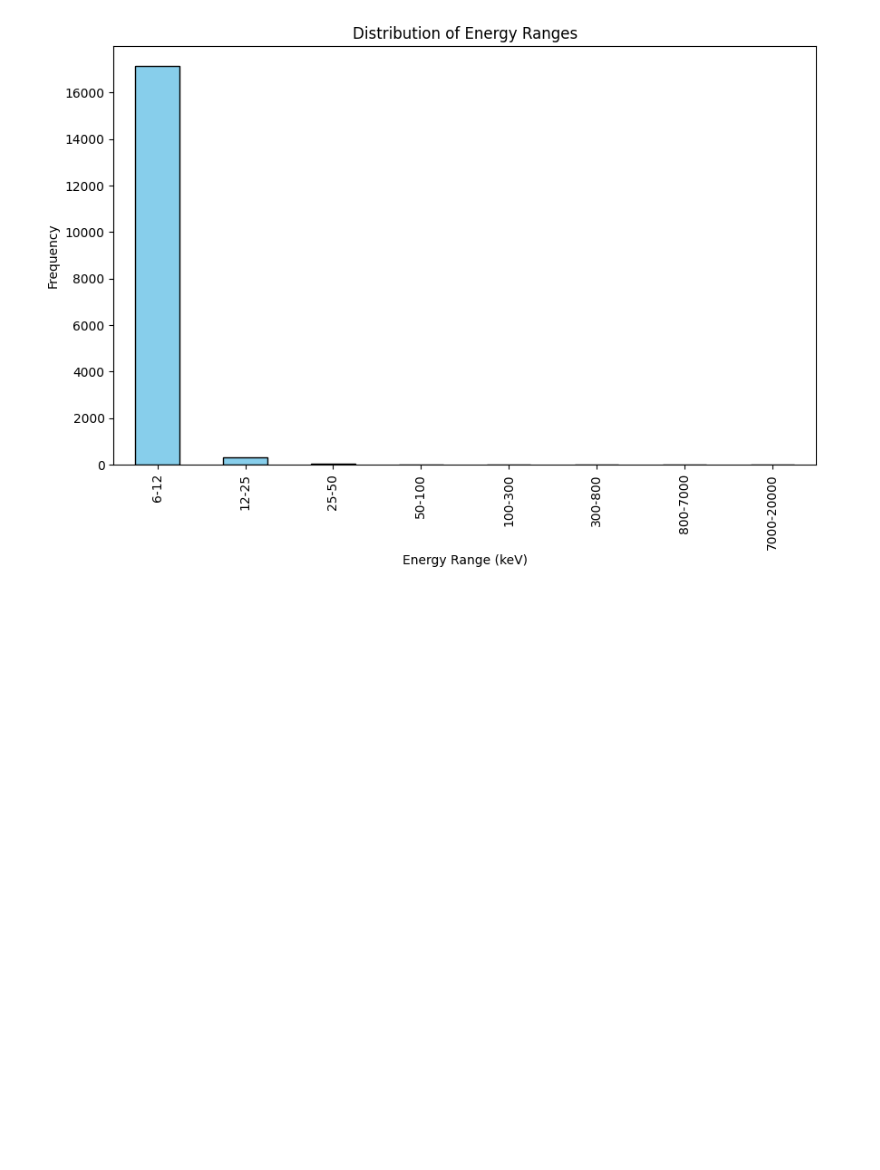
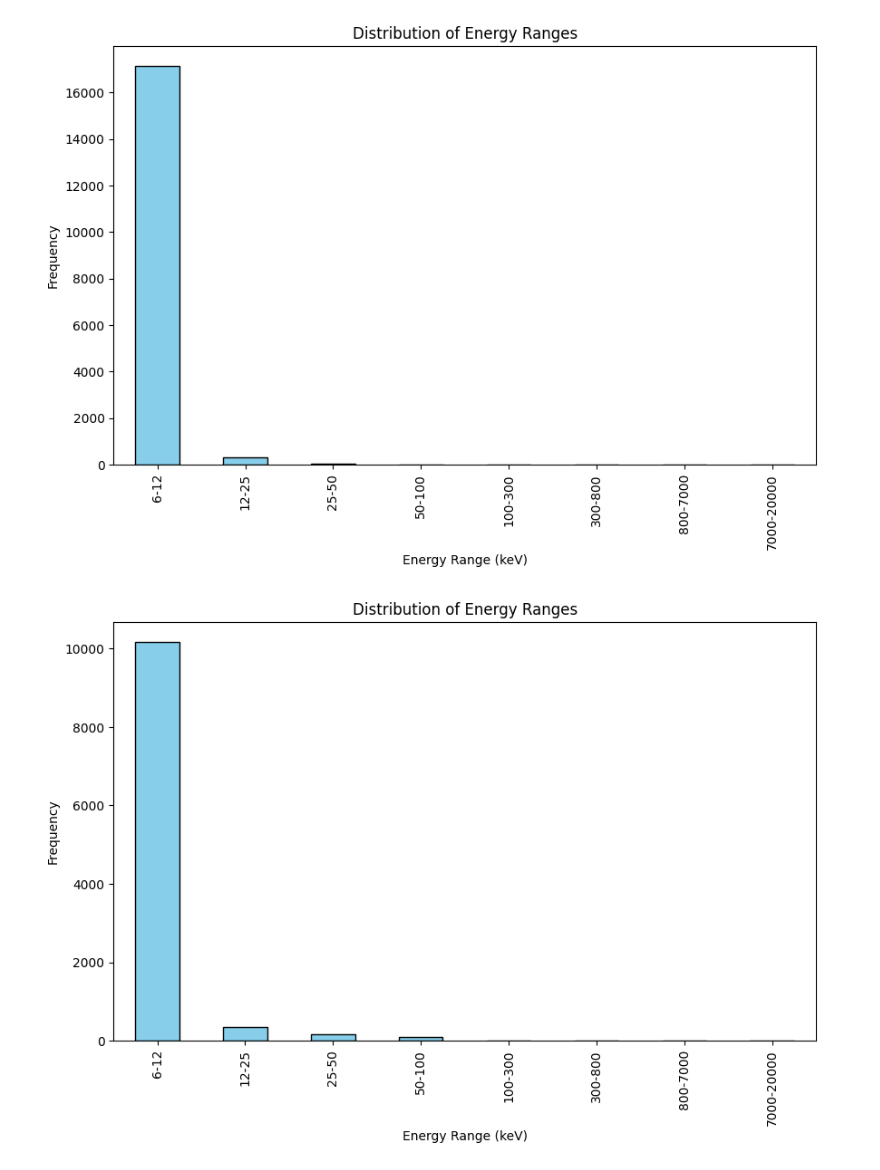
Before and after one commit to ericaahayy/ITGurlsCOSC3337, a Jupyter notebook: Compare_Datasets.ipynb, the cells around one changed output. Saved outputs shown, nothing was run; the diff lists cells and outputs as text; code cells hidden in the pictures; blank space fills up the shorter version.

Commit message:
Frequency of Energy Bands

```diff
--- a/Compare_Datasets.ipynb
+++ b/Compare_Datasets.ipynb
@@ -166,3 +166,23 @@ plt.ylabel('Frequency')
 plt.show()
 # %% [output]
 [figure]
+# %%
+import pandas as pd
+import matplotlib.pyplot as plt
+
+df = pd.read_csv('Solar_flare_RHESSI_2015_16.csv')
+
+
+energy_bins = [6, 12, 25, 50, 100, 300, 800, 7000, 20000]
+energy_labels = ['6-12', '12-25', '25-50', '50-100', '100-300', '300-800', '800-7000', '7000-20000']
+
+df['energy_range'] = pd.cut(df['energy.kev.i'], bins=energy_bins, labels=energy_labels, include_lowest=True)
+
+plt.figure(figsize=(10, 6))
+df['energy_range'].value_counts().sort_index().plot(kind='bar', color='skyblue', edgecolor='black')
+plt.title('Distribution of Energy Ranges')
+plt.xlabel('Energy Range (keV)')
+plt.ylabel('Frequency')
+plt.show()
+# %% [output]
+[figure, added]
```
